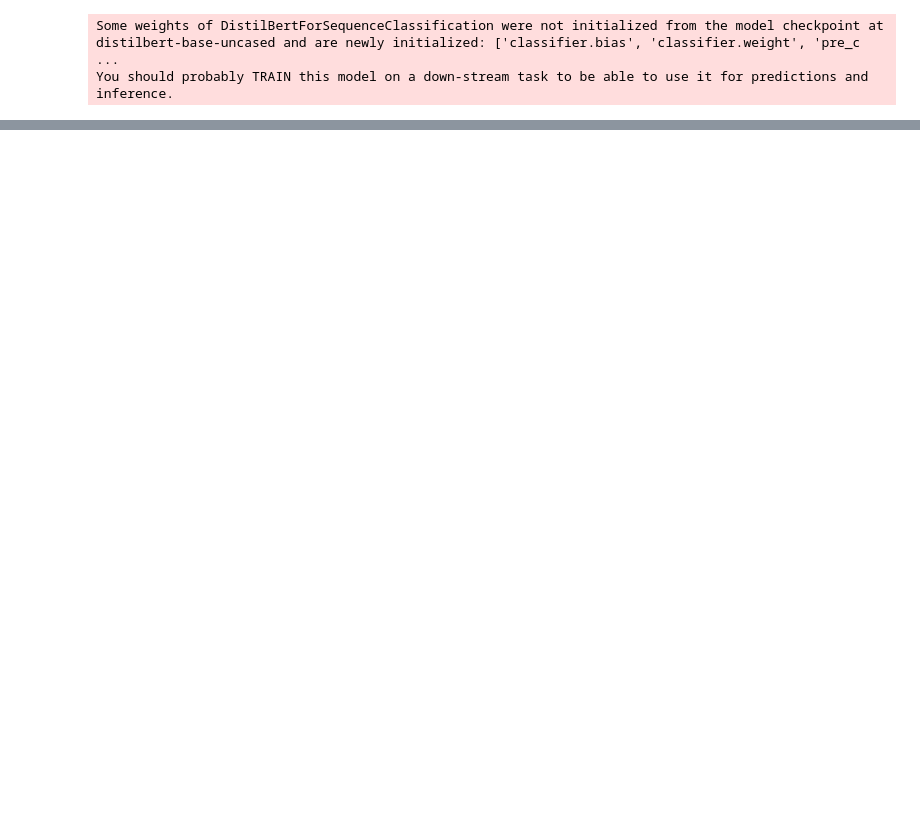
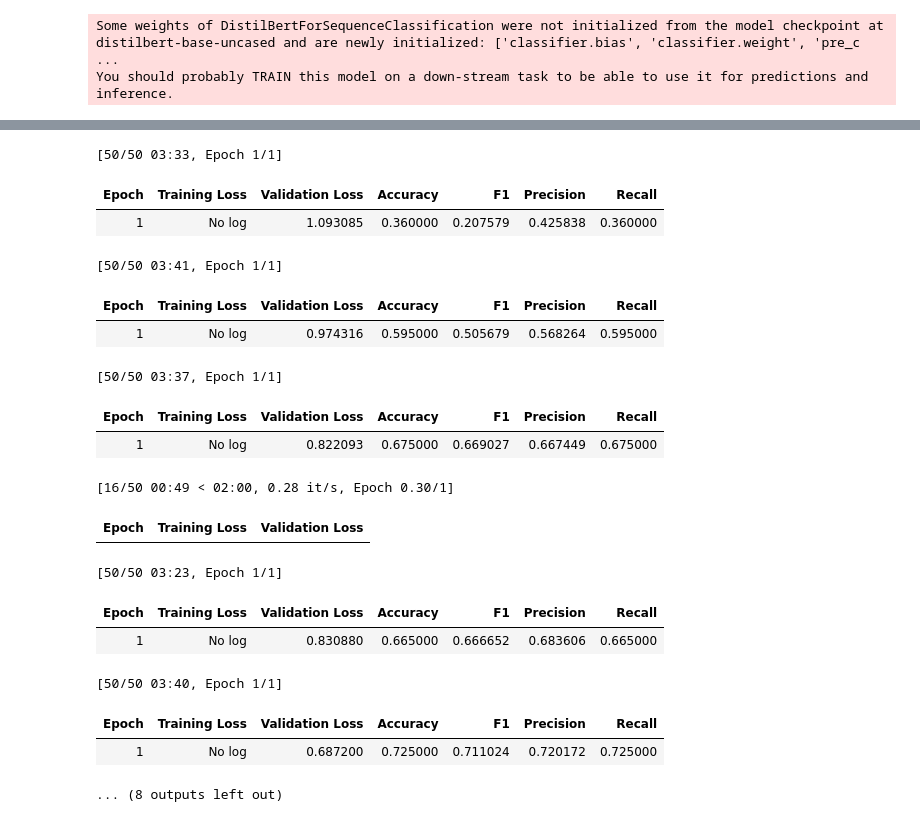
Before and after one commit to jacomijnprins/LoLa, a Jupyter notebook: baseline.ipynb, the cells around one changed output, grey strips where cells are left out. Saved outputs shown, nothing was run; the diff lists cells and outputs as text; code cells hidden in the pictures; blank space fills up the shorter version.

```diff
--- a/baseline.ipynb
+++ b/baseline.ipynb
@@ -86,5 +55,3 @@ Subset 5: Dataset({
-# %%
-subsets = [subset1, subset2, subset3, subset4, subset5]
 # %%
 ## PREP MODEL
 
@@ -129,11 +130,28 @@ def compute_metrics(eval_pred):
 # %%
-def train_model(training_args, train_dataset, val_dataset):
-  trainer = Trainer(
-      model=model,
-      args=training_args,
-      train_dataset=train_dataset,
-      eval_dataset=val_dataset,
-      tokenizer=tokenizer,
-      compute_metrics=compute_metrics)
+def train_model(cominations):
+  for idx in range(len(combinations)):
+    parameters, data = combinations[idx]
+    learning_rate, decay = parameters
+    train_dataset, val_dataset = data
 
-  trainer.train()
+    training_args = TrainingArguments(
+      output_dir= "".join(["./results", str(idx)]),
+      evaluation_strategy="epoch",
+      learning_rate=learning_rate,
+      per_device_train_batch_size=16,
+      per_device_eval_batch_size=16,
+      num_train_epochs=1,
+      weight_decay=decay,
+      save_strategy="epoch",
+      load_best_model_at_end=True,
+      metric_for_best_model="accuracy",)
+
+    trainer = Trainer(
+        model=model,
+        args=training_args,
+        train_dataset=train_dataset,
+        eval_dataset=val_dataset,
+        tokenizer=tokenizer,
+        compute_metrics=compute_metrics)
+
+    trainer.train()
@@ -426,0 +158,21 @@ train_model(training_args5, train5, val5)
+# %%
+train_model(combinations)
+# %% [output]
+[50/50 03:33, Epoch 1/1]
+| Epoch | Training Loss | Validation Loss | Accuracy | F1 | Precision | Recall |
+| 1 | No log | 1.093085 | 0.360000 | 0.207579 | 0.425838 | 0.360000 |
+[50/50 03:41, Epoch 1/1]
+| Epoch | Training Loss | Validation Loss | Accuracy | F1 | Precision | Recall |
+| 1 | No log | 0.974316 | 0.595000 | 0.505679 | 0.568264 | 0.595000 |
+[50/50 03:37, Epoch 1/1]
+| Epoch | Training Loss | Validation Loss | Accuracy | F1 | Precision | Recall |
+| 1 | No log | 0.822093 | 0.675000 | 0.669027 | 0.667449 | 0.675000 |
+[16/50 00:49 < 02:00, 0.28 it/s, Epoch 0.30/1]
+| Epoch | Training Loss | Validation Loss |
+[50/50 03:23, Epoch 1/1]
+| Epoch | Training Loss | Validation Loss | Accuracy | F1 | Precision | Recall |
+| 1 | No log | 0.830880 | 0.665000 | 0.666652 | 0.683606 | 0.665000 |
+[50/50 03:40, Epoch 1/1]
+| Epoch | Training Loss | Validation Loss | Accuracy | F1 | Precision | Recall |
+| 1 | No log | 0.687200 | 0.725000 | 0.711024 | 0.720172 | 0.725000 |
+... (8 outputs left out)
```
Also changed, not shown: parts of 15 cells of this notebook.
